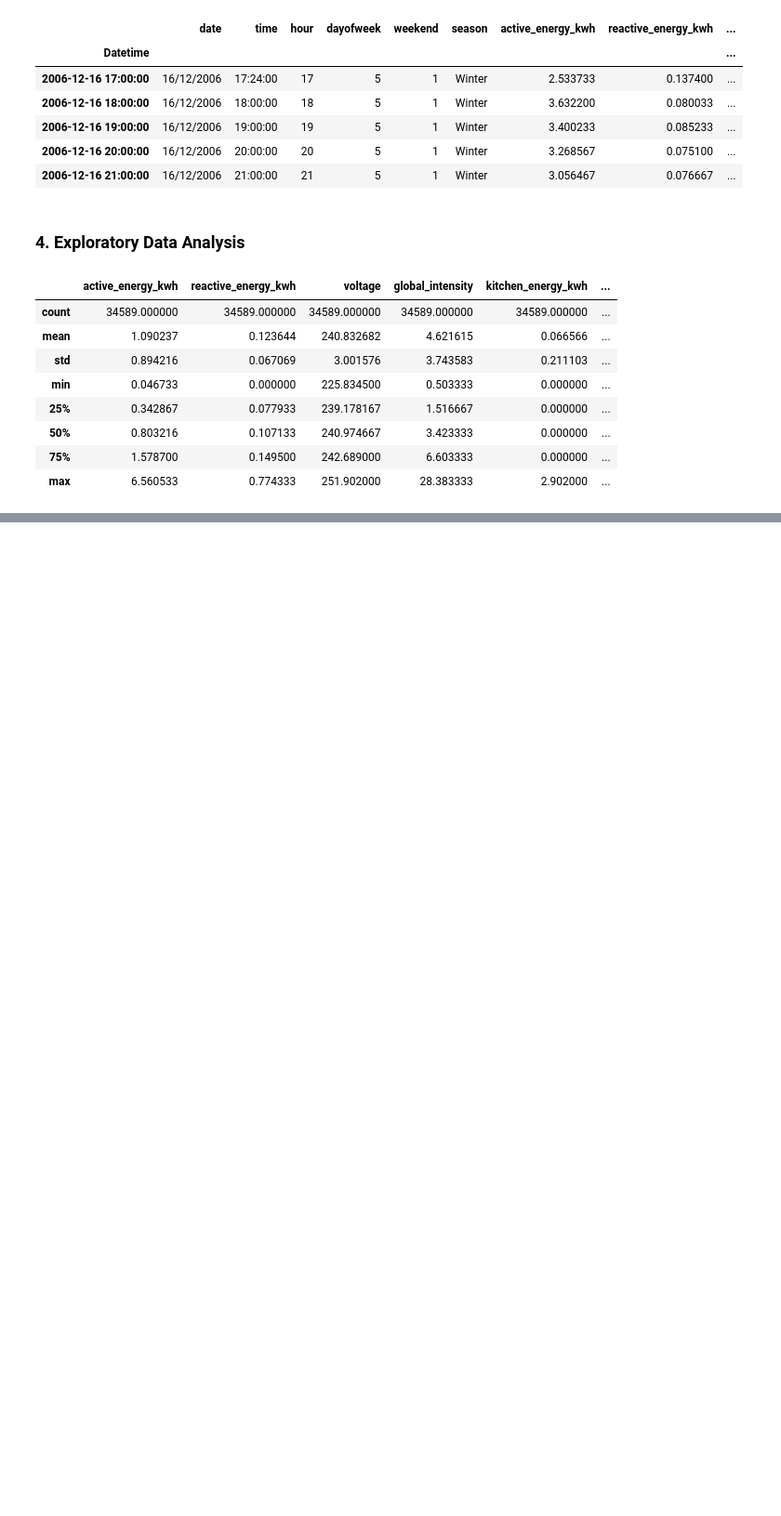
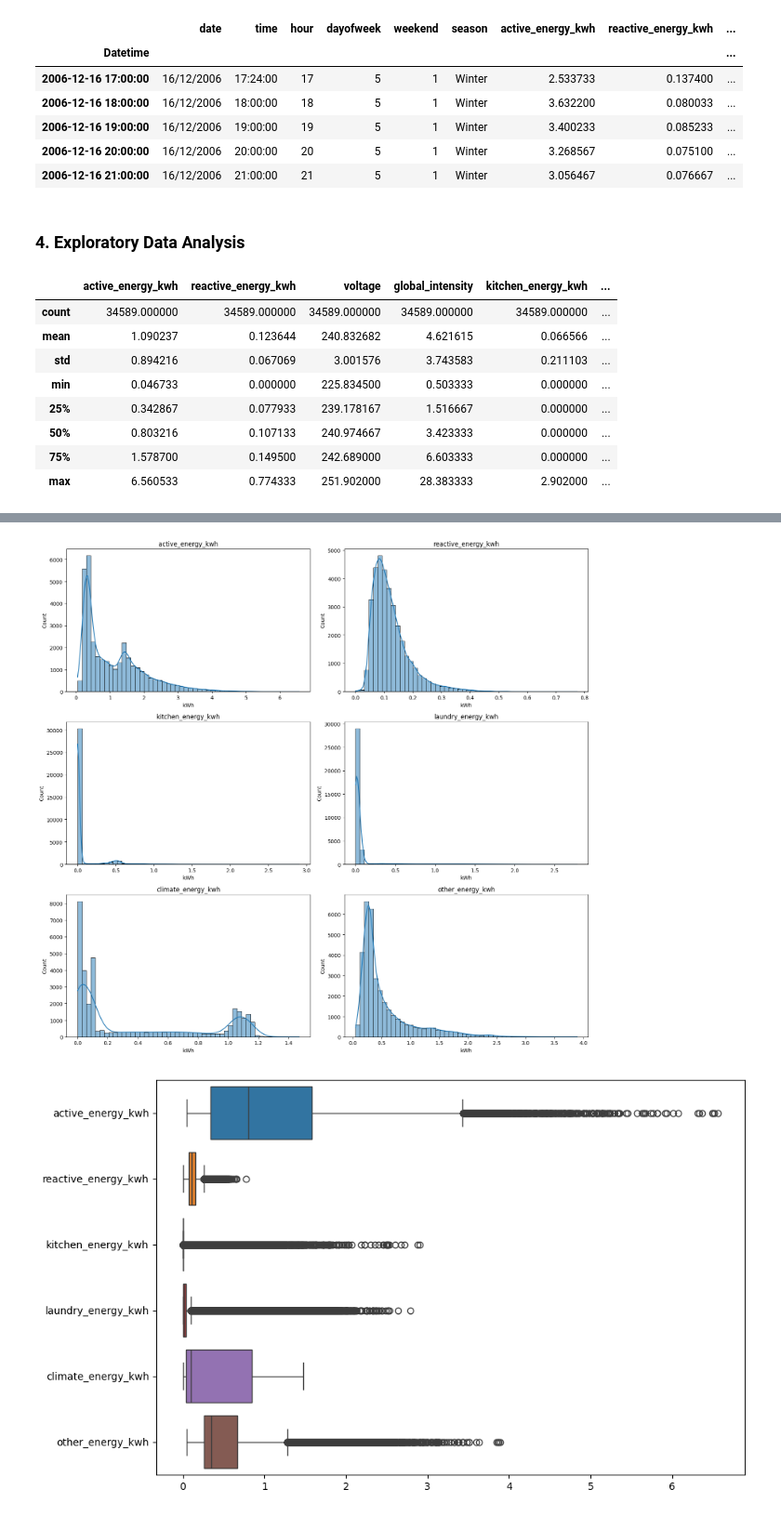
Before and after one commit to paulprataleal/flashbang, a Jupyter notebook: ML_project.ipynb, the cells around one changed output, grey strips where cells are left out. Shown at 93% size. Drawn from its saved outputs; the diff is of its cells as text; code cells hidden in the pictures; blank space fills up the shorter version.

```diff
--- a/ML_project.ipynb
+++ b/ML_project.ipynb
@@ -407,14 +407,3 @@ num_var.describe()
 | 50% | 0.803216 | 0.107133 | 240.974667 | 3.423333 | 0.000000 | ... |
 | 75% | 1.578700 | 0.149500 | 242.689000 | 6.603333 | 0.000000 | ... |
 | max | 6.560533 | 0.774333 | 251.902000 | 28.383333 | 2.902000 | ... |
-# %%
-energy_cols = [
-    "active_energy_kwh", "reactive_energy_kwh",
-    "kitchen_energy_kwh", "laundry_energy_kwh",
-    "climate_energy_kwh", "other_energy_kwh"
-]
-
-for col in energy_cols:
-    sns.histplot(df[col], bins=50, kde=True)
-    plt.title(col)
-    plt.show()
@@ -427,0 +410,35 @@ for col in energy_cols:
+# %%
+# distribution of energy measurements
+energy_cols = [
+    "active_energy_kwh", "reactive_energy_kwh",
+    "kitchen_energy_kwh", "laundry_energy_kwh",
+    "climate_energy_kwh", "other_energy_kwh"
+]
+
+fig, axes = plt.subplots(3, 2, figsize=(15, 14))
+axes = axes.flatten()
+
+for i, col in enumerate(energy_cols):
+    sns.histplot(
+        df[col],
+        bins=50,
+        kde=True,
+        ax=axes[i]
+    )
+    axes[i].set_title(col)
+    axes[i].set_xlabel("kWh")
+
+plt.tight_layout()
+plt.show()
+
+# boxplots of energy variables
+plt.figure(figsize=(10, 6))
+sns.boxplot(
+    data=df[energy_cols],
+    orient="h"
+)
+plt.tight_layout()
+plt.show()
+# %% [output]
+[figure, added]
+[figure, added]
```
Also changed, not shown: parts of 11 cells of this notebook.
